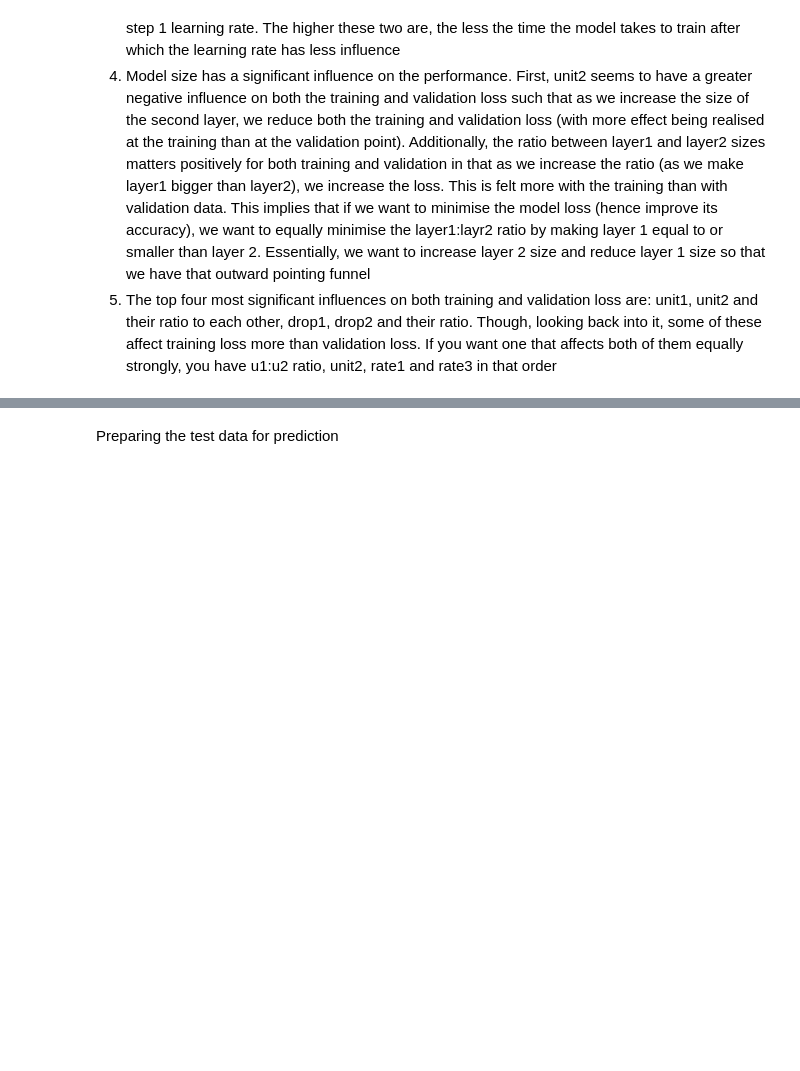
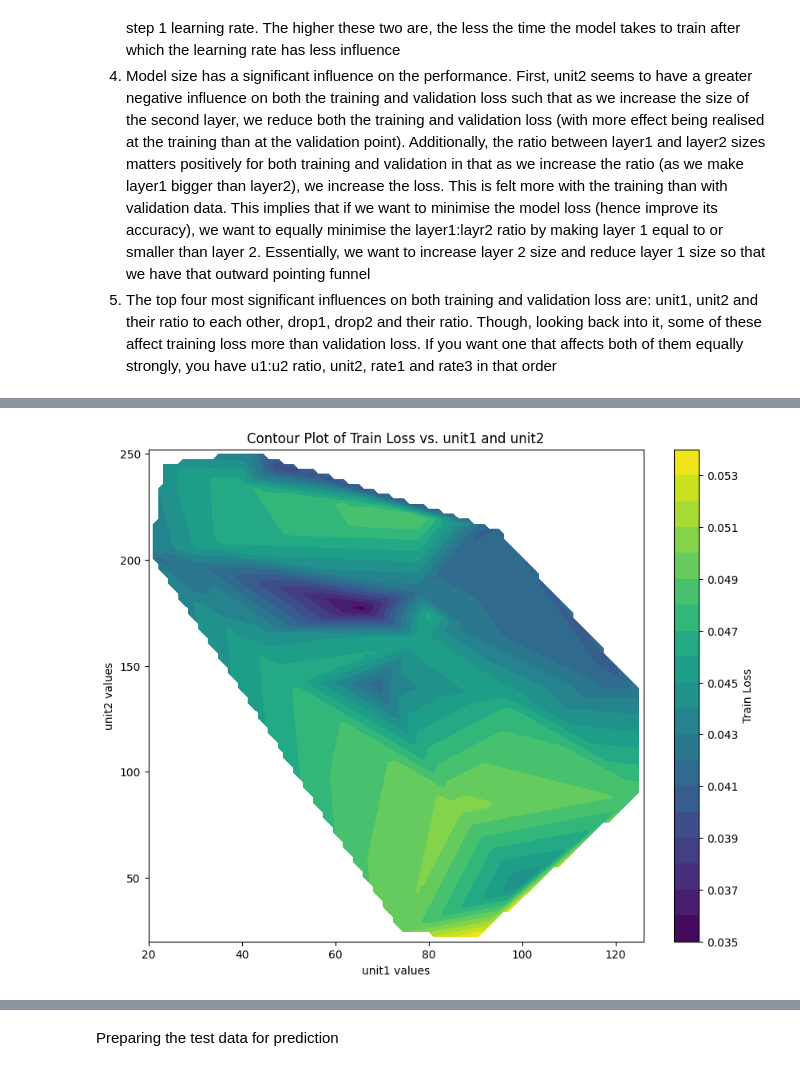
Before and after one commit to sjedidiah4/Project_1, a Jupyter notebook: Publication/Bayesian_Optimisation_2_Layer_Bi_LSTM.ipynb, the cells around one changed output, grey strips where cells are left out. Cells and saved outputs as stored; diff of their text form; code cells hidden in the pictures; blank space fills up the shorter version.

```diff
--- a/Publication/Bayesian_Optimisation_2_Layer_Bi_LSTM.ipynb
+++ b/Publication/Bayesian_Optimisation_2_Layer_Bi_LSTM.ipynb
@@ -522,0 +559,4 @@ KeyboardInterrupt: ignored
+# %%
+vis_obj_inst.two_D_contour_plot_(col_to_drop, 'unit1', 'unit2', 'Train Loss')
+# %% [output]
+[figure, added]
```
Also changed, not shown: parts of 23 cells of this notebook.
